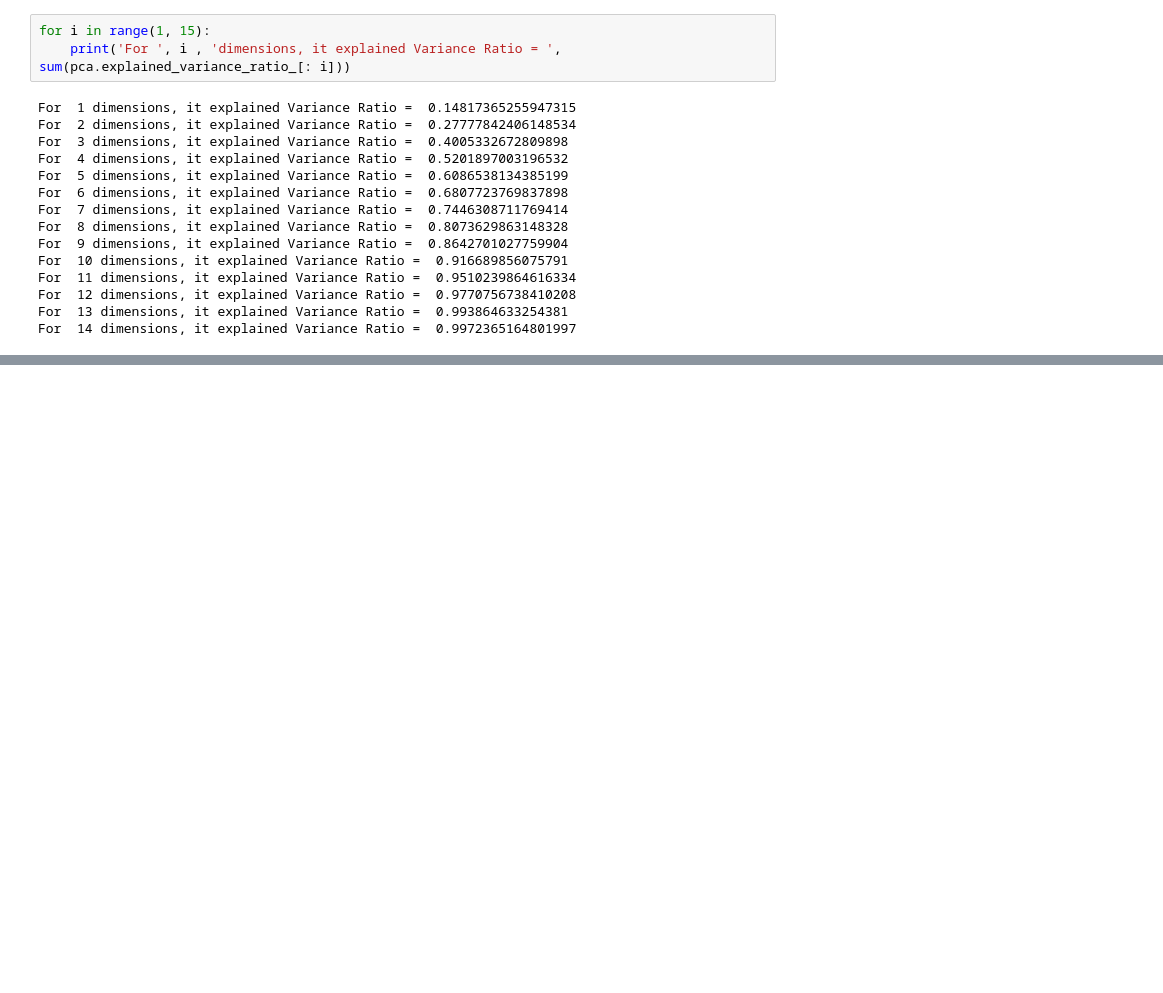
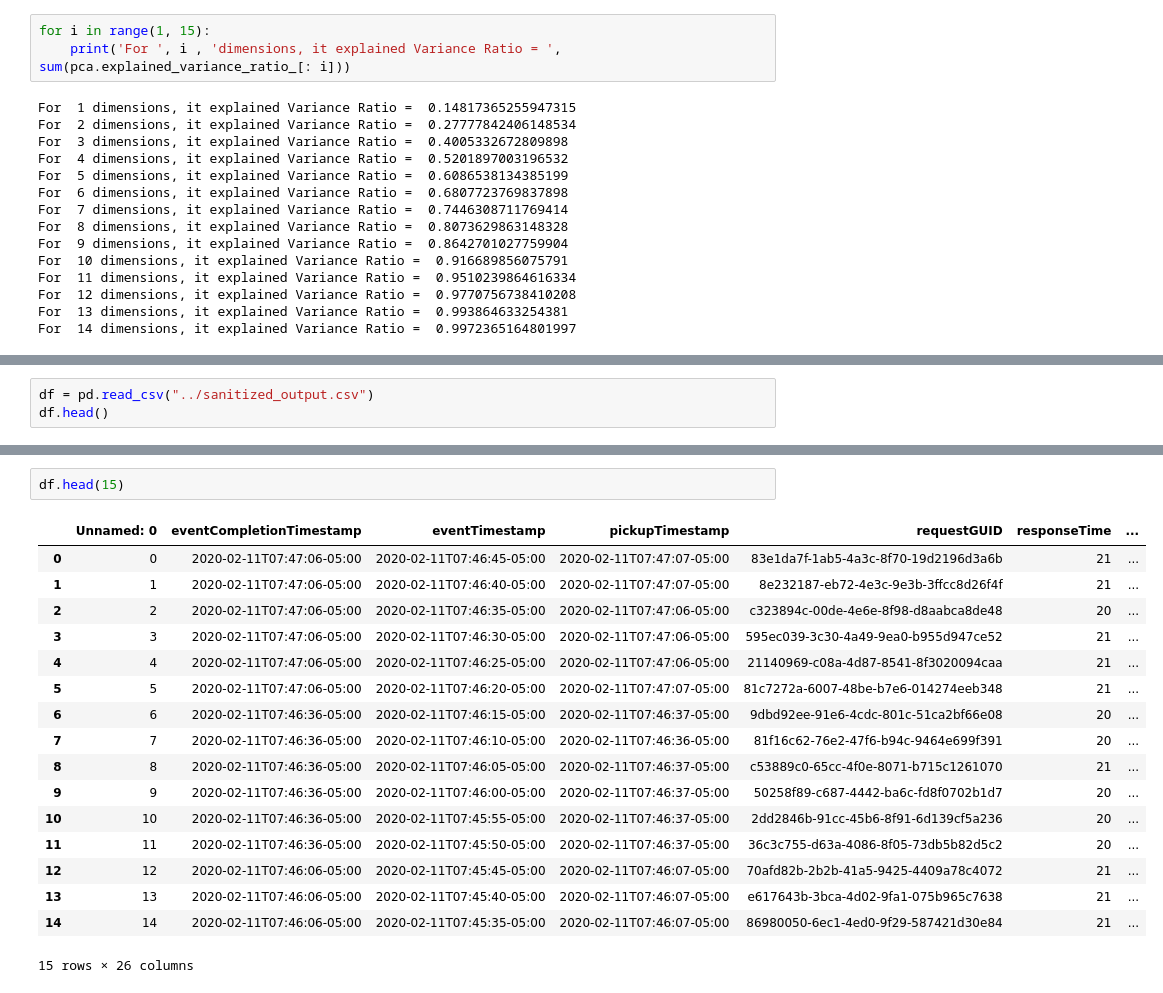
Before and after one commit to aecolumna/Segmented-Data-Anomaly-Detection, a Jupyter notebook: clusterAnalysis/PCA + Data Preprocessing.ipynb, the cells around one changed output, grey strips where cells are left out. Drawn from its saved outputs; the diff is of its cells as text; blank space fills up the shorter version.

```diff
--- a/clusterAnalysis/PCA + Data Preprocessing.ipynb
+++ b/clusterAnalysis/PCA + Data Preprocessing.ipynb
@@ -162,0 +179,3 @@ For  14 dimensions, it explained Variance Ratio =  0.9972365164801997
+# %%
+df = pd.read_csv("../sanitized_output.csv")
+df.head()
@@ -162,0 +190,20 @@ For  14 dimensions, it explained Variance Ratio =  0.9972365164801997
+# %%
+df.head(15)
+# %% [output]
+|  | Unnamed: 0 | eventCompletionTimestamp | eventTimestamp | pickupTimestamp | requestGUID | responseTime | ... |
+| 0 | 0 | 2020-02-11T07:47:06-05:00 | 2020-02-11T07:46:45-05:00 | 2020-02-11T07:47:07-05:00 | 83e1da7f-1ab5-4a3c-8f70-19d2196d3a6b | 21 | ... |
+| 1 | 1 | 2020-02-11T07:47:06-05:00 | 2020-02-11T07:46:40-05:00 | 2020-02-11T07:47:07-05:00 | 8e232187-eb72-4e3c-9e3b-3ffcc8d26f4f | 21 | ... |
+| 2 | 2 | 2020-02-11T07:47:06-05:00 | 2020-02-11T07:46:35-05:00 | 2020-02-11T07:47:06-05:00 | c323894c-00de-4e6e-8f98-d8aabca8de48 | 20 | ... |
+| 3 | 3 | 2020-02-11T07:47:06-05:00 | 2020-02-11T07:46:30-05:00 | 2020-02-11T07:47:06-05:00 | 595ec039-3c30-4a49-9ea0-b955d947ce52 | 21 | ... |
+| 4 | 4 | 2020-02-11T07:47:06-05:00 | 2020-02-11T07:46:25-05:00 | 2020-02-11T07:47:06-05:00 | 21140969-c08a-4d87-8541-8f3020094caa | 21 | ... |
+| 5 | 5 | 2020-02-11T07:47:06-05:00 | 2020-02-11T07:46:20-05:00 | 2020-02-11T07:47:07-05:00 | 81c7272a-6007-48be-b7e6-014274eeb348 | 21 | ... |
+| 6 | 6 | 2020-02-11T07:46:36-05:00 | 2020-02-11T07:46:15-05:00 | 2020-02-11T07:46:37-05:00 | 9dbd92ee-91e6-4cdc-801c-51ca2bf66e08 | 20 | ... |
+| 7 | 7 | 2020-02-11T07:46:36-05:00 | 2020-02-11T07:46:10-05:00 | 2020-02-11T07:46:36-05:00 | 81f16c62-76e2-47f6-b94c-9464e699f391 | 20 | ... |
+| 8 | 8 | 2020-02-11T07:46:36-05:00 | 2020-02-11T07:46:05-05:00 | 2020-02-11T07:46:37-05:00 | c53889c0-65cc-4f0e-8071-b715c1261070 | 21 | ... |
+| 9 | 9 | 2020-02-11T07:46:36-05:00 | 2020-02-11T07:46:00-05:00 | 2020-02-11T07:46:37-05:00 | 50258f89-c687-4442-ba6c-fd8f0702b1d7 | 20 | ... |
+| 10 | 10 | 2020-02-11T07:46:36-05:00 | 2020-02-11T07:45:55-05:00 | 2020-02-11T07:46:37-05:00 | 2dd2846b-91cc-45b6-8f91-6d139cf5a236 | 20 | ... |
+| 11 | 11 | 2020-02-11T07:46:36-05:00 | 2020-02-11T07:45:50-05:00 | 2020-02-11T07:46:37-05:00 | 36c3c755-d63a-4086-8f05-73db5b82d5c2 | 20 | ... |
+| 12 | 12 | 2020-02-11T07:46:06-05:00 | 2020-02-11T07:45:45-05:00 | 2020-02-11T07:46:07-05:00 | 70afd82b-2b2b-41a5-9425-4409a78c4072 | 21 | ... |
+| 13 | 13 | 2020-02-11T07:46:06-05:00 | 2020-02-11T07:45:40-05:00 | 2020-02-11T07:46:07-05:00 | e617643b-3bca-4d02-9fa1-075b965c7638 | 21 | ... |
+| 14 | 14 | 2020-02-11T07:46:06-05:00 | 2020-02-11T07:45:35-05:00 | 2020-02-11T07:46:07-05:00 | 86980050-6ec1-4ed0-9f29-587421d30e84 | 21 | ... |
+15 rows × 26 columns
```
Also changed, not shown: parts of 8 cells of this notebook, 2 other files.
